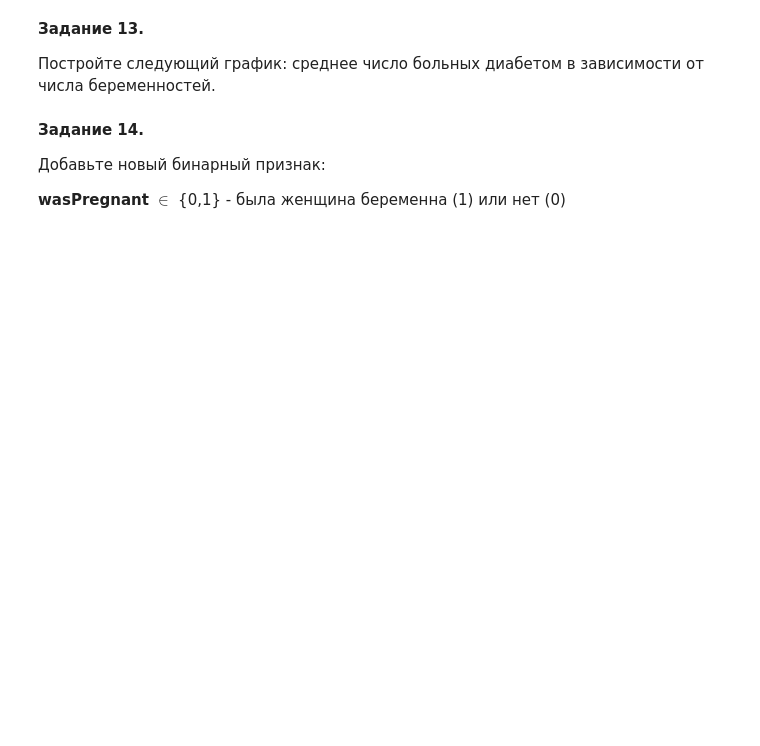
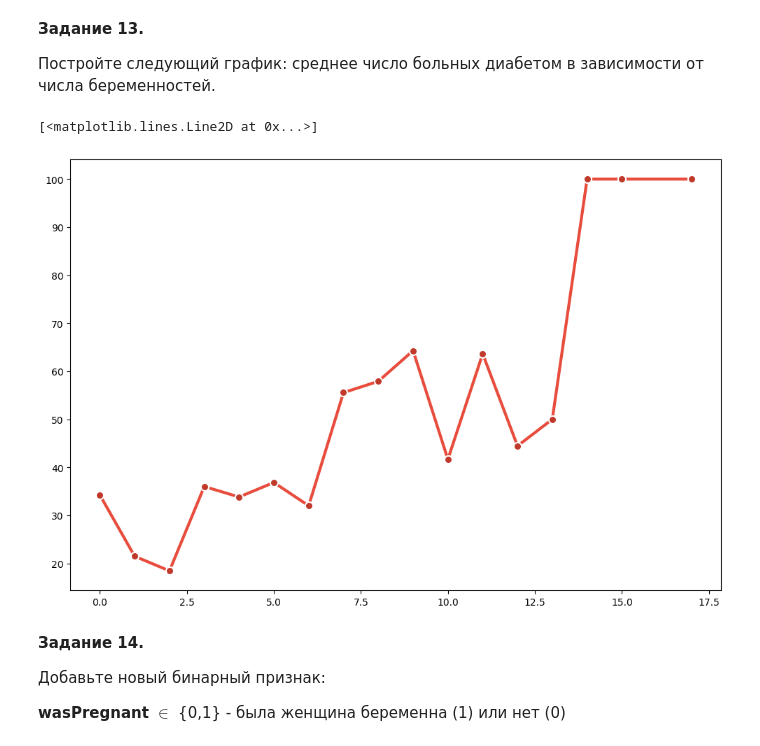
Before and after one commit to kuskas112/Labs, a Jupyter notebook: Машинное обучение/LR1_Pandas_Part2.ipynb, the cells around one changed output. Saved outputs shown, nothing was run; the diff lists cells and outputs as text; code cells hidden in the pictures; blank space fills up the shorter version.

```diff
--- a/Машинное обучение/LR1_Pandas_Part2.ipynb
+++ b/Машинное обучение/LR1_Pandas_Part2.ipynb
@@ -235,3 +254,17 @@ __Задание 13.__
+# %%
+# Находим значения
+dib_by_preg = data.groupby('Pregnancies')['Class'].agg(['mean', 'count', 'std']).reset_index()
+dib_by_preg.columns = ['Pregnansies', 'Diabetes_Rate', 'Count', 'Std']
+
+#print(dib_by_preg)
+
+plt.figure(figsize=(12,8))
+
+plt.plot(dib_by_preg['Pregnansies'], dib_by_preg['Diabetes_Rate'] * 100,
+         marker='o', linewidth=3, markersize=8, color='#E74C3C', markerfacecolor='#C0392B', markeredgecolor='white', markeredgewidth=1.5)
+# %% [output]
+[<matplotlib.lines.Line2D at 0x...>]
+[figure, added]
 # %% [markdown]
 __Задание 14.__
 
```
Also changed, not shown: parts of 13 cells of this notebook.
